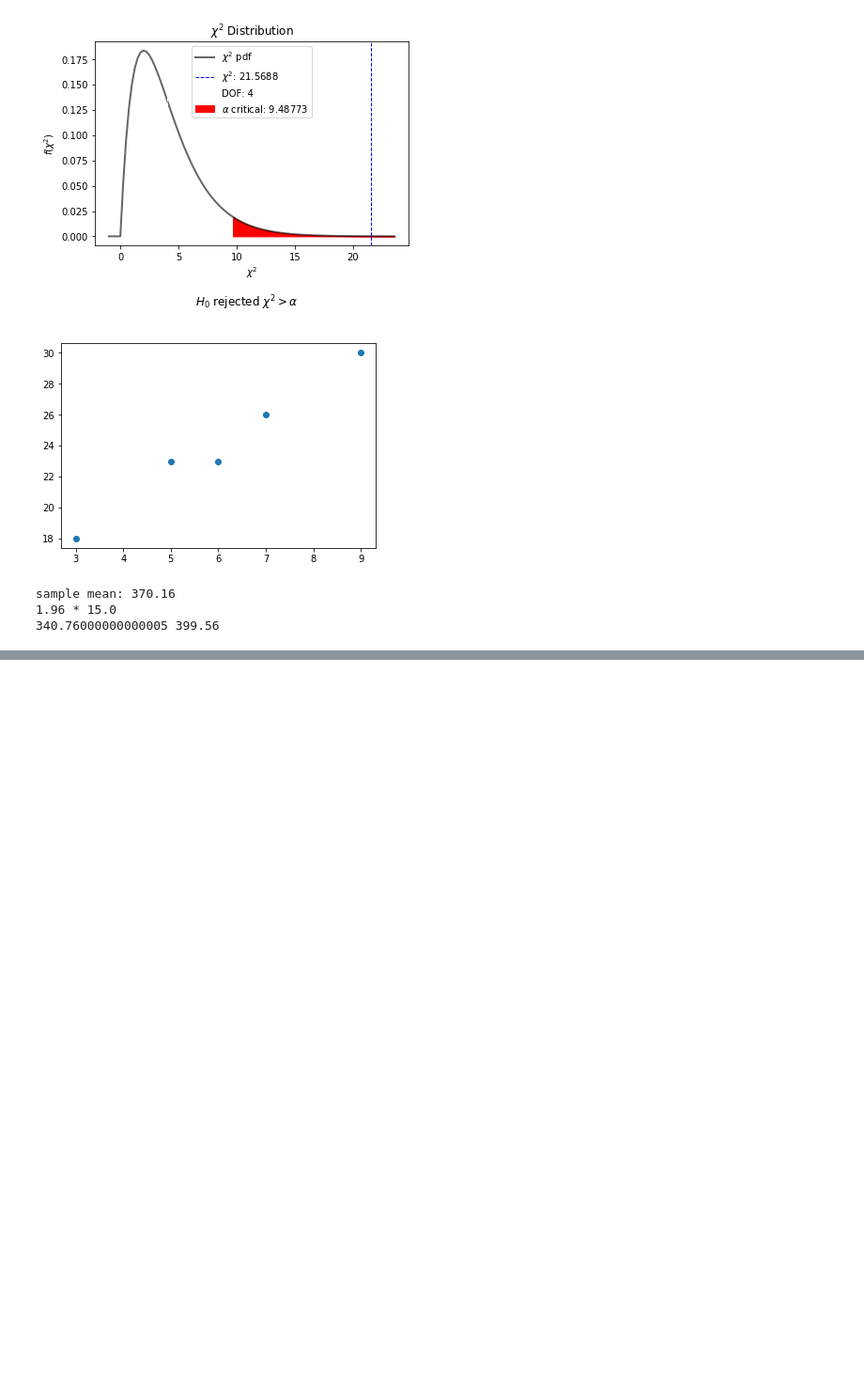
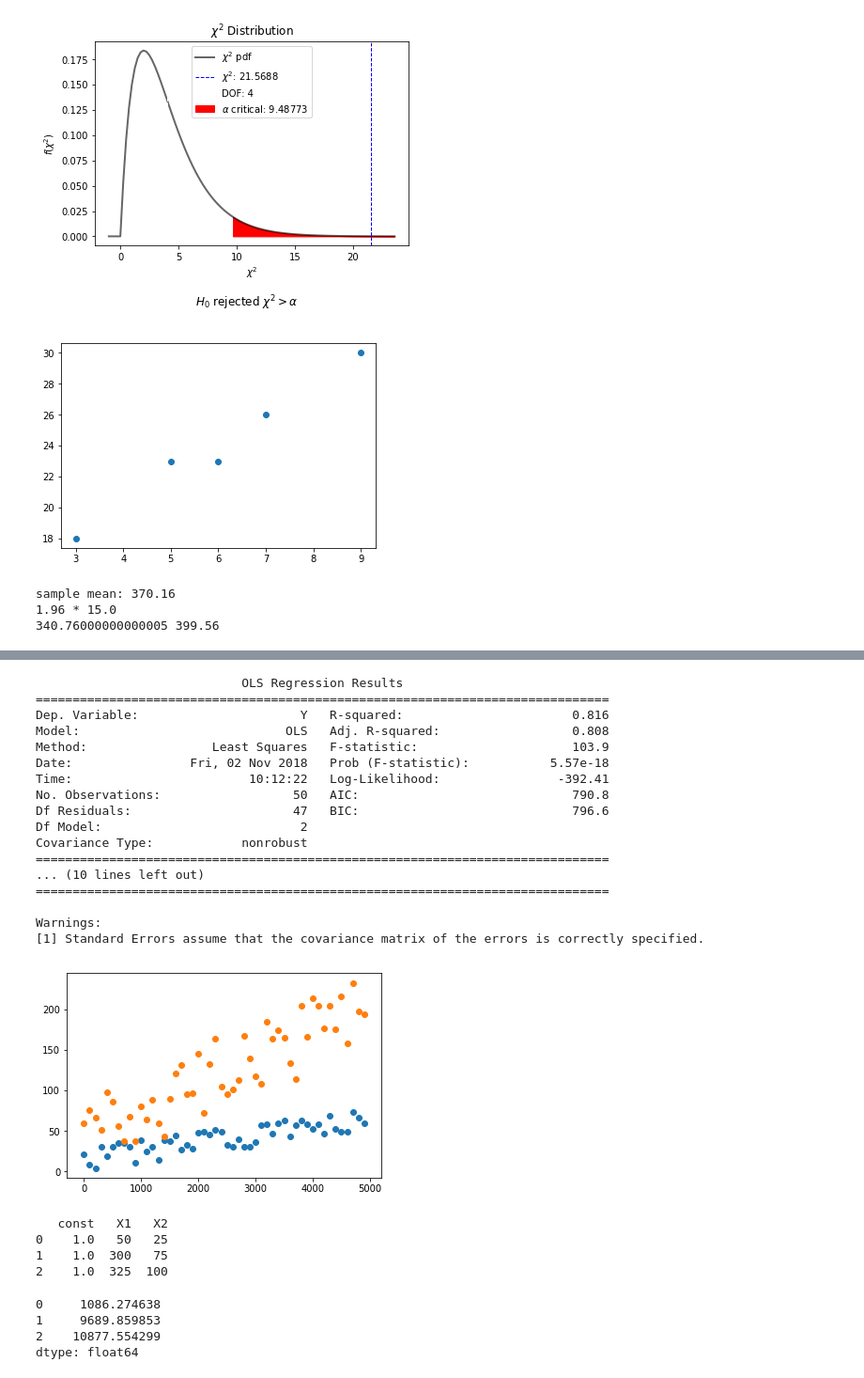
Before and after one commit to camburn/statistics, a Jupyter notebook: notebooks/Formula Implementations.ipynb, the cells around one changed output, grey strips where cells are left out. Shown at 94% size. Saved outputs shown, nothing was run; the diff lists cells and outputs as text; code cells hidden in the pictures; blank space fills up the shorter version.

```diff
--- a/notebooks/Formula Implementations.ipynb
+++ b/notebooks/Formula Implementations.ipynb
@@ -732,2 +737,62 @@ Warnings:
 [figure]
 [figure]
+# %%
+x1 = [x + random.randrange(1,30) for x in range(50)]
+x2 = [x + random.randrange(1,100) for x in range(0, 150, 3)]
+y = list(range(0, 5000, 100))
+
+data  = {
+    'X1': x1,
+    'X2': x2,
+    'Y': y
+}
+
+df = DataFrame(data, columns=['X1', 'X2', 'Y'])
+
+X = df[['X1', 'X2']]
+Y = df['Y']
+
+X = sm.add_constant(X) # adding a constant
+
+model = sm.OLS(Y, X).fit()
+print(model.summary())
+
+plt.scatter(y, x1)
+plt.scatter(y, x2)
+plt.show()
+
+data  = {
+    'X1': [50, 300, 325],
+    'X2': [25, 75, 100]
+}
+df2 = DataFrame(data, columns=['X1', 'X2'])
+df2 = sm.add_constant(df2)
+print(df2)
+model.predict(df2)
+# %% [output]
+                            OLS Regression Results
+==============================================================================
+Dep. Variable:                      Y   R-squared:                       0.816
+Model:                            OLS   Adj. R-squared:                  0.808
+Method:                 Least Squares   F-statistic:                     103.9
+Date:                Fri, 02 Nov 2018   Prob (F-statistic):           5.57e-18
+Time:                        10:12:22   Log-Likelihood:                -392.41
+No. Observations:                  50   AIC:                             790.8
+Df Residuals:                      47   BIC:                             796.6
+Df Model:                           2
+Covariance Type:            nonrobust
+==============================================================================
+... (10 lines left out)
+==============================================================================
+
+Warnings:
+[1] Standard Errors assume that the covariance matrix of the errors is correctly specified.
+[figure, added]
+   const   X1   X2
+0    1.0   50   25
+1    1.0  300   75
+2    1.0  325  100
+0     1086.274638
+1     9689.859853
+2    10877.554299
+dtype: float64
```
Also changed, not shown: parts of 6 cells of this notebook, 1 other file.
